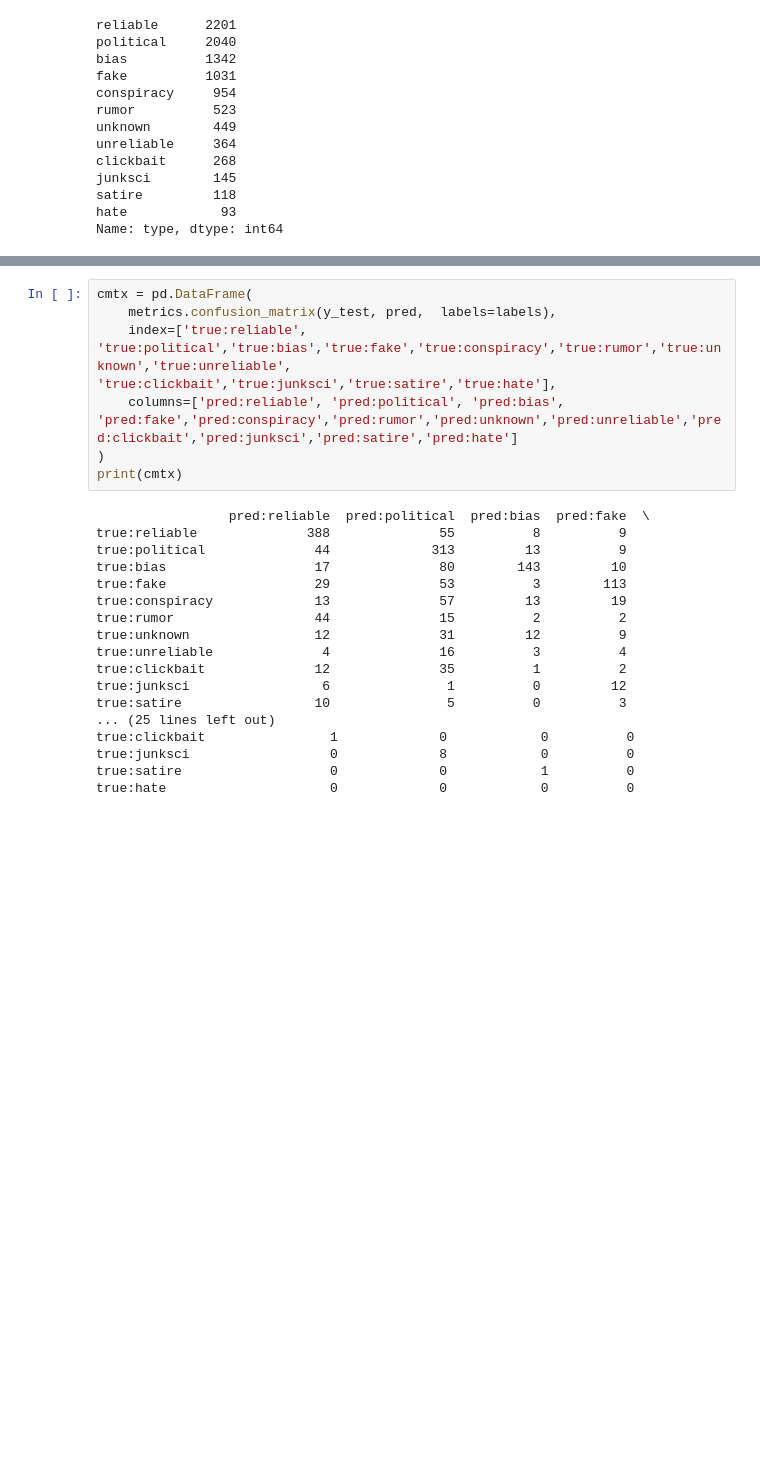
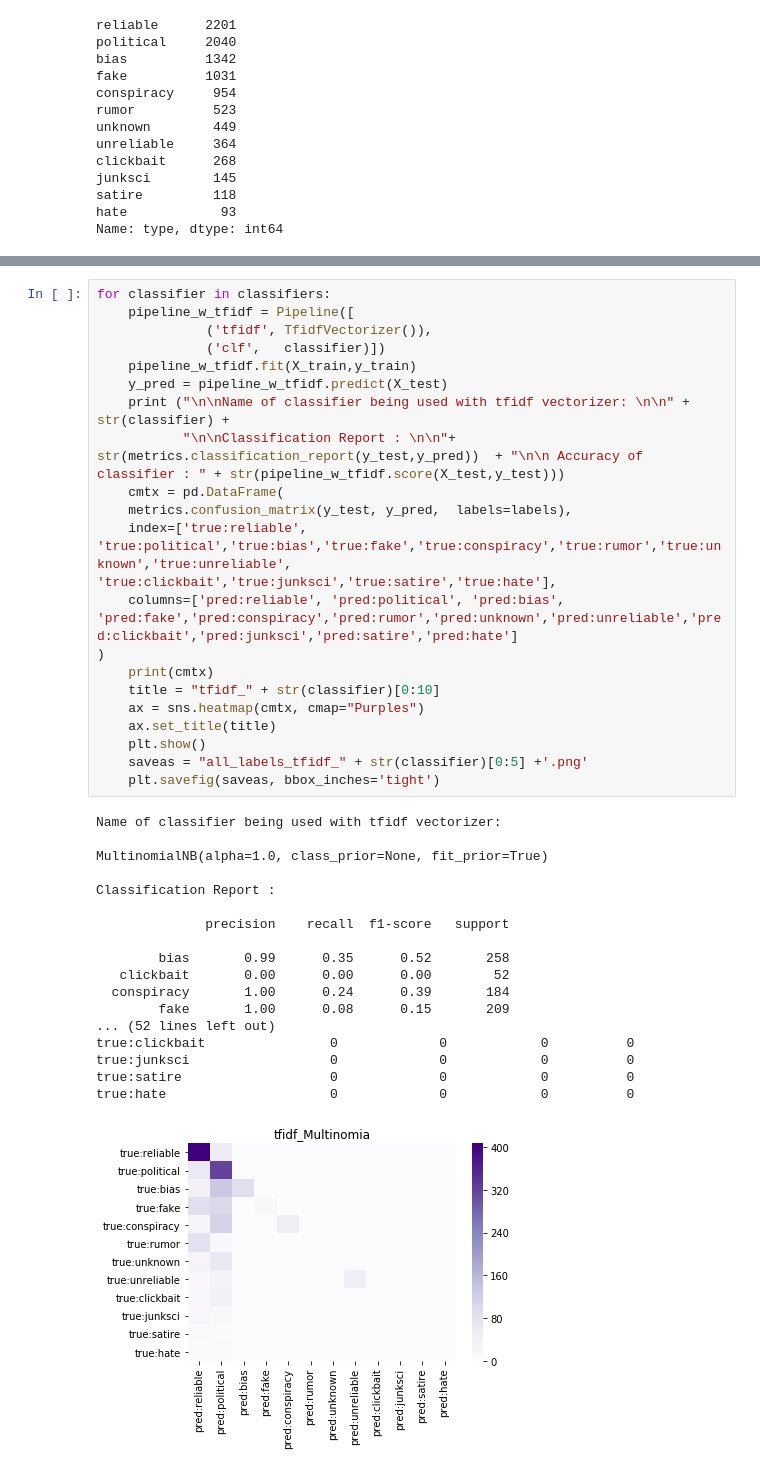
Before and after one commit to bijaykahar/English-Fake-News-Project, a Jupyter notebook: !!!most-recent-analysis.ipynb, the cells around one changed output, grey strips where cells are left out. Drawn from its saved outputs; the diff is of its cells as text; blank space fills up the shorter version.

```diff
--- a/!!!most-recent-analysis.ipynb
+++ b/!!!most-recent-analysis.ipynb
@@ -1258,25 +1270,40 @@ labels = ['reliable','political','bias','fake','conspiracy','rumor','unknown','u
 # %%
-cmtx = pd.DataFrame(
-    metrics.confusion_matrix(y_test, pred,  labels=labels),
+for classifier in classifiers:
+    pipeline_w_tfidf = Pipeline([
+              ('tfidf', TfidfVectorizer()),
+              ('clf',   classifier)])
+    pipeline_w_tfidf.fit(X_train,y_train)
+    y_pred = pipeline_w_tfidf.predict(X_test)
+    print ("\n\nName of classifier being used with tfidf vectorizer: \n\n" + str(classifier) +
+           "\n\nClassification Report : \n\n"+ str(metrics.classification_report(y_test,y_pred))  + "\n\n Accuracy of classifier : " + str(pipeline_w_tfidf.score(X_test,y_test)))
+    cmtx = pd.DataFrame(
+    metrics.confusion_matrix(y_test, y_pred,  labels=labels),
     index=['true:reliable', 'true:political','true:bias','true:fake','true:conspiracy','true:rumor','true:unknown','true:unreliable', 'true:clickbait','true:junksci','true:satire','true:hate'],
     columns=['pred:reliable', 'pred:political', 'pred:bias', 'pred:fake','pred:conspiracy','pred:rumor','pred:unknown','pred:unreliable','pred:clickbait','pred:junksci','pred:satire','pred:hate']
 )
-print(cmtx)
+    print(cmtx)
+    title = "tfidf_" + str(classifier)[0:10]
+    ax = sns.heatmap(cmtx, cmap="Purples")
+    ax.set_title(title)
+    plt.show()
+    saveas = "all_labels_tfidf_" + str(classifier)[0:5] +'.png'
+    plt.savefig(saveas, bbox_inches='tight')
 # %% [output]
-                 pred:reliable  pred:political  pred:bias  pred:fake  \
-true:reliable              388              55          8          9
-true:political              44             313         13          9
-true:bias                   17              80        143         10
-true:fake                   29              53          3        113
-true:conspiracy             13              57         13         19
-true:rumor                  44              15          2          2
-true:unknown                12              31         12          9
-true:unreliable              4              16          3          4
-true:clickbait              12              35          1          2
-true:junksci                 6               1          0         12
-true:satire                 10               5          0          3
-... (25 lines left out)
-true:clickbait                1             0            0          0
-true:junksci                  0             8            0          0
-true:satire                   0             0            1          0
+Name of classifier being used with tfidf vectorizer:
+
+MultinomialNB(alpha=1.0, class_prior=None, fit_prior=True)
+
+Classification Report :
+
+              precision    recall  f1-score   support
+
+        bias       0.99      0.35      0.52       258
+   clickbait       0.00      0.00      0.00        52
+  conspiracy       1.00      0.24      0.39       184
+        fake       1.00      0.08      0.15       209
+... (52 lines left out)
+true:clickbait                0             0            0          0
+true:junksci                  0             0            0          0
+true:satire                   0             0            0          0
 true:hate                     0             0            0          0
+[figure, added]
```
Also changed, not shown: parts of 70 cells of this notebook.
